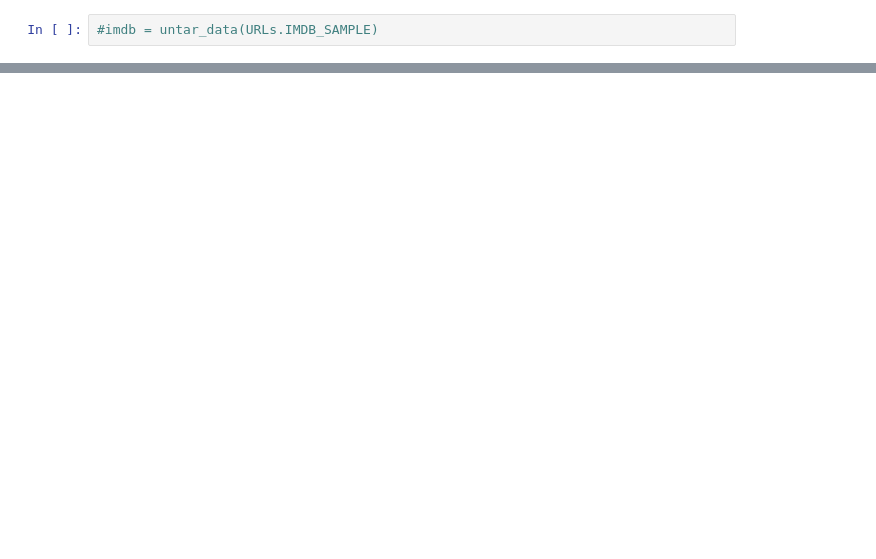
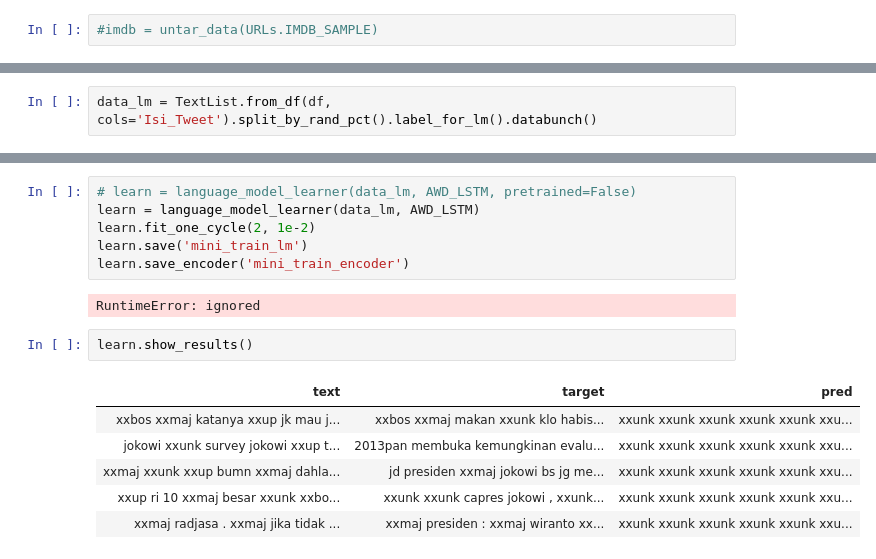
Before and after one commit to nurrizkyimani/bahasa_pretrained, a Jupyter notebook: bahasa_pretrained.ipynb, the cells around one changed output, grey strips where cells are left out. Saved outputs shown, nothing was run; the diff lists cells and outputs as text; blank space fills up the shorter version.

Commit message:
Add pretrained, tinggal run in tpu

```diff
--- a/bahasa_pretrained.ipynb
+++ b/bahasa_pretrained.ipynb
@@ -54,0 +62,2 @@ FileNotFoundError: ignored
+# %%
+data_lm = TextList.from_df(df, cols='Isi_Tweet').split_by_rand_pct().label_for_lm().databunch()
@@ -54,0 +76,17 @@ FileNotFoundError: ignored
+# %%
+# learn = language_model_learner(data_lm, AWD_LSTM, pretrained=False)
+learn = language_model_learner(data_lm, AWD_LSTM)
+learn.fit_one_cycle(2, 1e-2)
+learn.save('mini_train_lm')
+learn.save_encoder('mini_train_encoder')
+# %% [output]
+RuntimeError: ignored
+# %%
+learn.show_results()
+# %% [output]
+| text | target | pred |
+| xxbos xxmaj katanya xxup jk mau j... | xxbos xxmaj makan xxunk klo habis... | xxunk xxunk xxunk xxunk xxunk xxu... |
+| jokowi xxunk survey jokowi xxup t... | 2013pan membuka kemungkinan evalu... | xxunk xxunk xxunk xxunk xxunk xxu... |
+| xxmaj xxunk xxup bumn xxmaj dahla... | jd presiden xxmaj jokowi bs jg me... | xxunk xxunk xxunk xxunk xxunk xxu... |
+| xxup ri 10 xxmaj besar xxunk xxbo... | xxunk xxunk capres jokowi , xxunk... | xxunk xxunk xxunk xxunk xxunk xxu... |
+| xxmaj radjasa . xxmaj jika tidak ... | xxmaj presiden : xxmaj wiranto xx... | xxunk xxunk xxunk xxunk xxunk xxu... |
```
Also changed, not shown: parts of 21 cells of this notebook.
